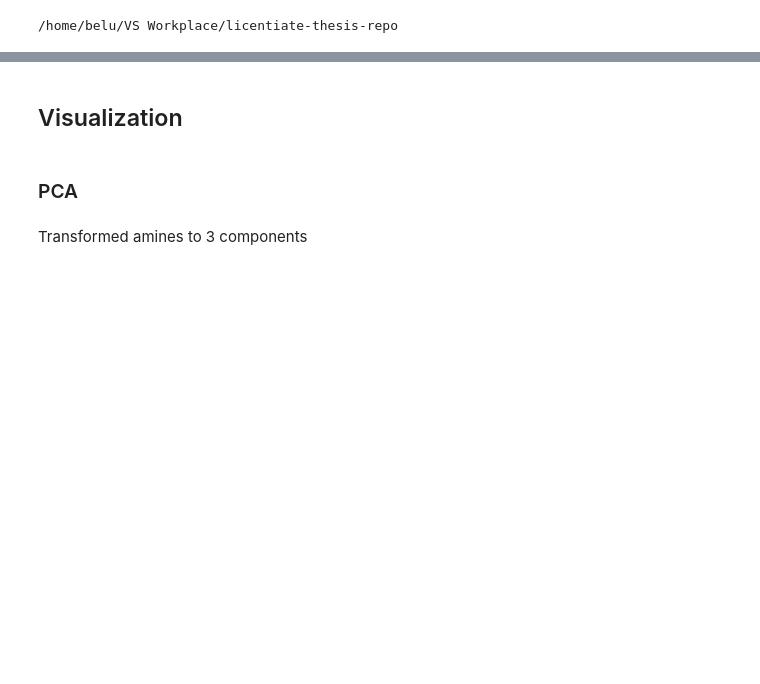
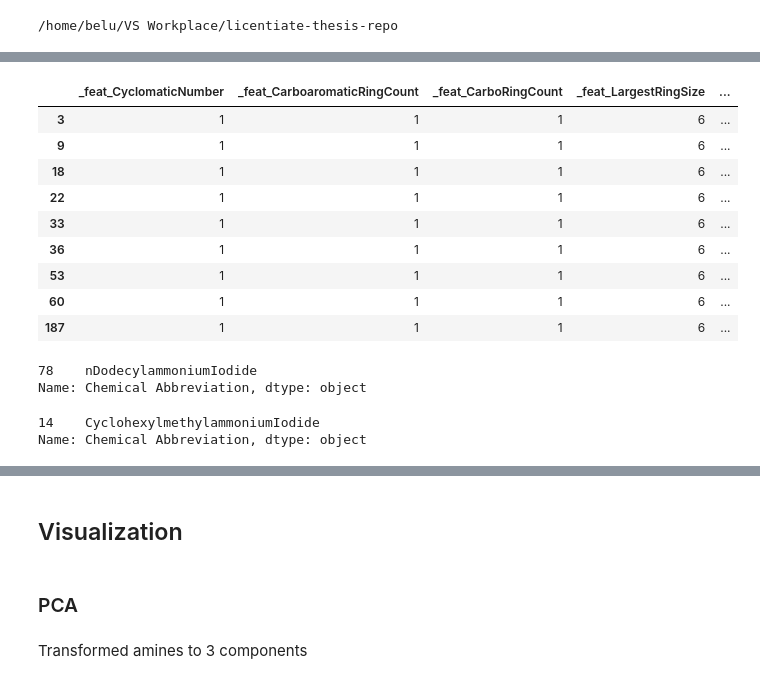
Before and after one commit to beluticona/licentiate-thesis-repo, a Jupyter notebook: notebooks/1.2-mbto-aminas-clusterizacion.ipynb, the cells around one changed output, grey strips where cells are left out. Cells and saved outputs as stored; diff of their text form; code cells hidden in the pictures; blank space fills up the shorter version.

```diff
--- a/notebooks/1.2-mbto-aminas-clusterizacion.ipynb
+++ b/notebooks/1.2-mbto-aminas-clusterizacion.ipynb
@@ -133,0 +126,23 @@ Name: Chemical Abbreviation, dtype: object
+# %%
+df_amine_with_names.query('cluster == 2')[rings_feat]
+# %% [output]
+|  | _feat_CyclomaticNumber | _feat_CarboaromaticRingCount | _feat_CarboRingCount | _feat_LargestRingSize | ... |
+| 3 | 1 | 1 | 1 | 6 | ... |
+| 9 | 1 | 1 | 1 | 6 | ... |
+| 18 | 1 | 1 | 1 | 6 | ... |
+| 22 | 1 | 1 | 1 | 6 | ... |
+| 33 | 1 | 1 | 1 | 6 | ... |
+| 36 | 1 | 1 | 1 | 6 | ... |
+| 53 | 1 | 1 | 1 | 6 | ... |
+| 60 | 1 | 1 | 1 | 6 | ... |
+| 187 | 1 | 1 | 1 | 6 | ... |
+# %%
+df_amine_with_names.query('cluster == 5')['Chemical Abbreviation']
+# %% [output]
+78    nDodecylammoniumIodide
+Name: Chemical Abbreviation, dtype: object
+# %%
+df_amine_with_names.query('cluster == 3')['Chemical Abbreviation']
+# %% [output]
+14    CyclohexylmethylammoniumIodide
+Name: Chemical Abbreviation, dtype: object
```
Also changed, not shown: parts of 55 cells of this notebook, 40 other files.
